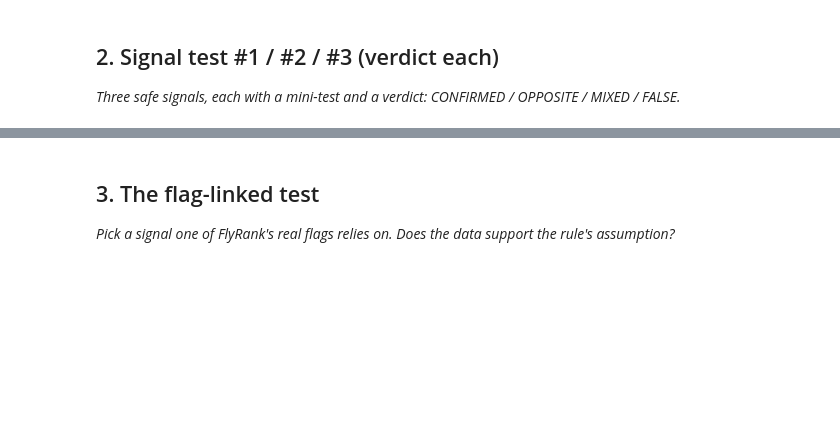
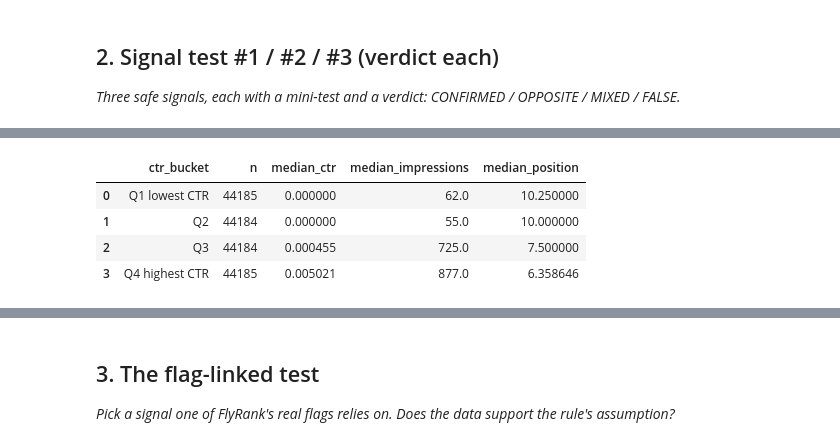
Before and after one commit to manahilrubabsatti/flyrank-ml, a Jupyter notebook: work/notebooks/w04_signal_audit.ipynb, the cells around one changed output, grey strips where cells are left out. Cells and saved outputs as stored; diff of their text form; code cells hidden in the pictures; blank space fills up the shorter version.

```diff
--- a/work/notebooks/w04_signal_audit.ipynb
+++ b/work/notebooks/w04_signal_audit.ipynb
@@ -22,0 +284,30 @@ This skeleton is yours to fill. Work the sections **in order** — each one has
+# %%
+# Signal test #3 — CTR
+
+signal3 = dist.dropna(subset=["ctr"]).copy()
+
+signal3["ctr_bucket"] = pd.qcut(
+    signal3["ctr"].rank(method="first"),
+    q=4,
+    labels=["Q1 lowest CTR", "Q2", "Q3", "Q4 highest CTR"]
+)
+
+bucket3 = (
+    signal3
+    .groupby("ctr_bucket", observed=False)
+    .agg(
+        n=("ctr", "size"),
+        median_ctr=("ctr", "median"),
+        median_impressions=("impressions", "median"),
+        median_position=("avg_position", "median")
+    )
+    .reset_index()
+)
+
+display(bucket3)
+# %% [output]
+|  | ctr_bucket | n | median_ctr | median_impressions | median_position |
+| 0 | Q1 lowest CTR | 44185 | 0.000000 | 62.0 | 10.250000 |
+| 1 | Q2 | 44184 | 0.000000 | 55.0 | 10.000000 |
+| 2 | Q3 | 44184 | 0.000455 | 725.0 | 7.500000 |
+| 3 | Q4 highest CTR | 44185 | 0.005021 | 877.0 | 6.358646 |
```
Also changed, not shown: parts of 18 cells of this notebook.
